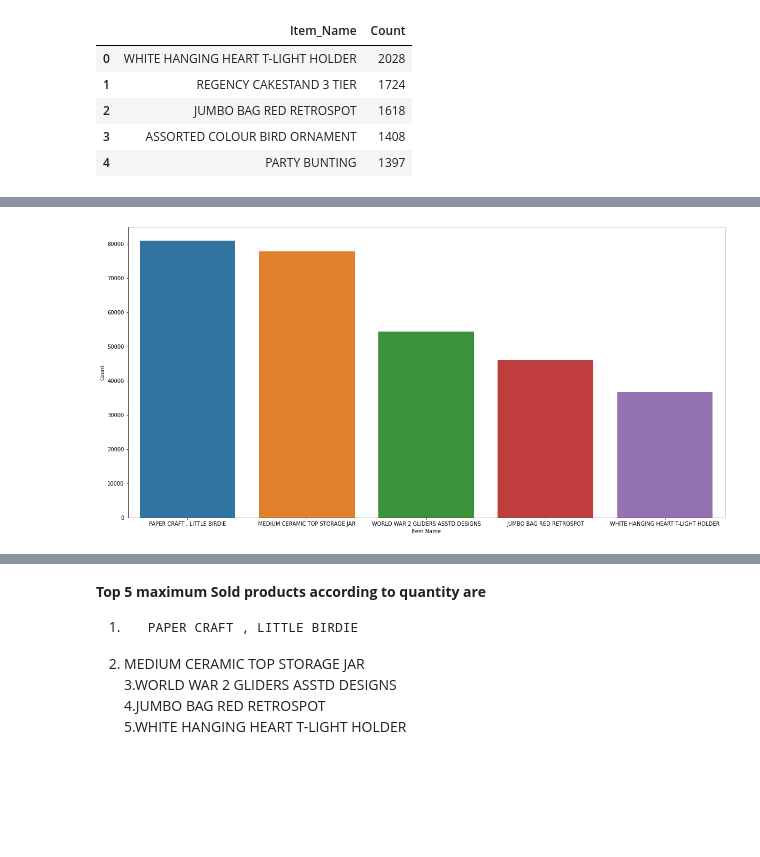
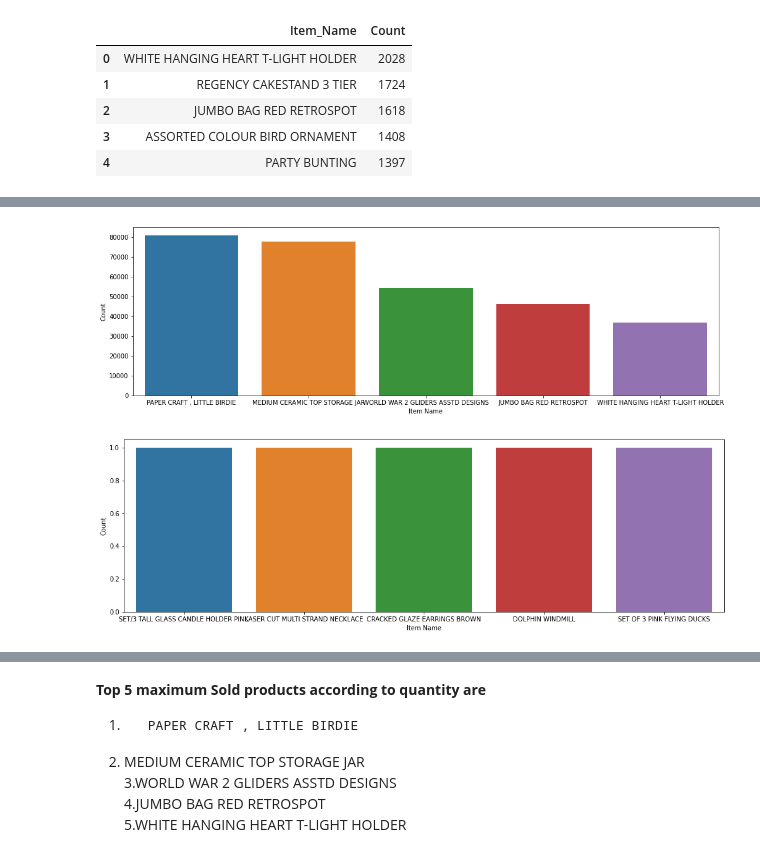
Before and after one commit to vkvinay0627/Online-Retail-Customer-Segmentation, a Jupyter notebook: Online_Retail_Customer_Segmentation_Capstone_Project.ipynb, the cells around one changed output, grey strips where cells are left out. Drawn from its saved outputs; the diff is of its cells as text; code cells hidden in the pictures; blank space fills up the shorter version.

```diff
--- a/Online_Retail_Customer_Segmentation_Capstone_Project.ipynb
+++ b/Online_Retail_Customer_Segmentation_Capstone_Project.ipynb
@@ -33,8 +33,8 @@ import seaborn as sns
 import matplotlib.pyplot as plt
 # %%
 #reading and storing data with pandas
-d=pd.read_excel("/content/drive/MyDrive/Colab Notebooks/Online Retail.xlsx")
-d.head()
+df=pd.read_excel("/content/drive/MyDrive/AlmaBetter Projects/Online Retail Customer Segmentation - Vinay Kumar/Online Retail.xlsx")
+df.head()
 # %% [output]
 |  | InvoiceNo | StockCode | Description | Quantity | InvoiceDate | UnitPrice | CustomerID | Country |
 | 0 | 536365 | 85123A | WHITE HANGING HEART T-LIGHT HOLDER | 6 | 2010-12-01 08:26:00 | 2.55 | 17850.0 | United Kingdom |
@@ -79,5 +79,5 @@ Dropping Null values present in the dataset
 # %%
 #dropping all the null values
-d.dropna(inplace=True)
+df.dropna(inplace=True)
 # %%
 #checking number of records
@@ -89,5 +89,5 @@ It is mentioned in the problem statement that column InvoiceNo which starts with
 # %%
 #converting invoice number to string for getting cancelled orders
-d['InvoiceNo']=d['InvoiceNo'].astype('str')
+df['InvoiceNo']=df['InvoiceNo'].astype('str')
 # %%
 #displaying all the cancelled orders
@@ -111,5 +111,5 @@ Their are 8905 cancelled orders
 # %%
 #storing all not cancelled order
-d=d[~d['InvoiceNo'].str.contains("C")]
+df=df[~df['InvoiceNo'].str.contains("C")]
 # %%
 #number of data present
@@ -186,13 +186,18 @@ k=d.groupby('Description')['Quantity'].sum().sort_values(ascending=False)
 # %%
 #Top 5products sold according to their quantity
-k=d.groupby('Description')['Quantity'].sum().sort_values(ascending=False)
-t=k[:5]
-x=t.index
-y=t
-plt.figure(figsize=(20,10))
-ax=sns.barplot(x,y)
+quantity=df.groupby('Description')['Quantity'].sum().sort_values(ascending=False)
+top_five=quantity[:5]
+plt.figure(figsize=(17,5))
+ax=sns.barplot(x=top_five.index,y=top_five)
 ax.set(xlabel='Item Name', ylabel="Count")
 plt.show()
-#print(t)
+
+#Bottom 5products sold according to their quantity
+bottom_five=quantity[-5:]
+plt.figure(figsize=(17,5))
+ax=sns.barplot(x=bottom_five.index,y=bottom_five)
+ax.set(xlabel='Item Name', ylabel="Count")
+plt.show()
 # %% [output]
-[figure, old version]
+[figure, new version]
+[figure, added]
```
Also changed, not shown: parts of 102 cells of this notebook.
